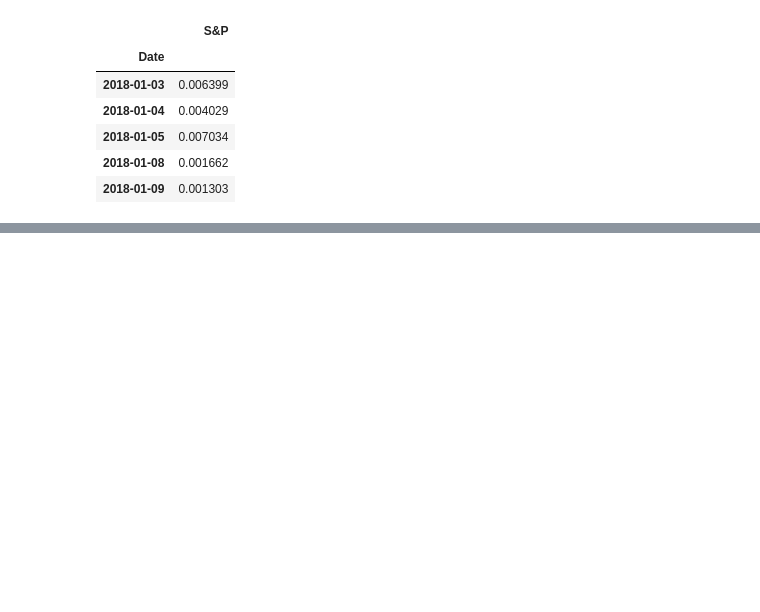
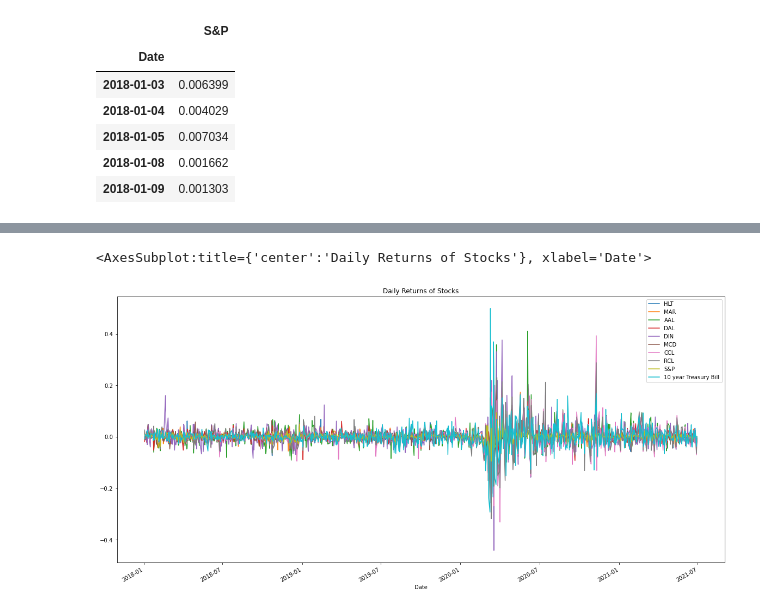
Before and after one commit to ronin2021/Analysis_of_Distressed_Securities_and_Implementing_Black_Scholes_Merton_Model_for_Options, a Jupyter notebook: sector_analysis.ipynb, the cells around one changed output, grey strips where cells are left out. Saved outputs shown, nothing was run; the diff lists cells and outputs as text; code cells hidden in the pictures; blank space fills up the shorter version.

```diff
--- a/sector_analysis.ipynb
+++ b/sector_analysis.ipynb
@@ -128,0 +265,5 @@ TNX_returns_df.head()
+# %%
+#Calculate Delta daily returns
+DAL_returns_df = DAL_Closing_Price_Data.pct_change()
+DAL_returns_df.dropna(inplace=True)
+DAL_returns_df.head()
@@ -128,0 +278,6 @@ TNX_returns_df.head()
+# %%
+#Calculate Dine Brands daily returns
+
+DIN_returns_df = DIN_Closing_Price_Data.pct_change()
+DIN_returns_df.dropna(inplace=True)
+DIN_returns_df.head()
@@ -128,0 +292,6 @@ TNX_returns_df.head()
+# %%
+#Calculate Mcdonalds daily returns
+
+MCD_returns_df = MCD_Closing_Price_Data.pct_change()
+MCD_returns_df.dropna(inplace=True)
+MCD_returns_df.head()
@@ -128,0 +306,5 @@ TNX_returns_df.head()
+# %%
+all_daily_returns = pd.concat([HLT_returns_df, MAR_returns_df, AAL_returns_df, DAL_returns_df, DIN_returns_df, MCD_returns_df, CCL_returns_df, RCL_returns_df, INX_returns_df, TNX_returns_df], axis='columns', join='inner')
+all_daily_returns.dropna(inplace=True)
+all_daily_returns.sort_index(inplace=True)
+all_daily_returns.head()
@@ -128,0 +319,5 @@ TNX_returns_df.head()
+# %%
+all_daily_returns.plot(figsize=(20,10), title="Daily Returns of Stocks")
+# %% [output]
+<AxesSubplot:title={'center':'Daily Returns of Stocks'}, xlabel='Date'>
+[figure, added]
```
Also changed, not shown: parts of 25 cells of this notebook, 4 other files.
